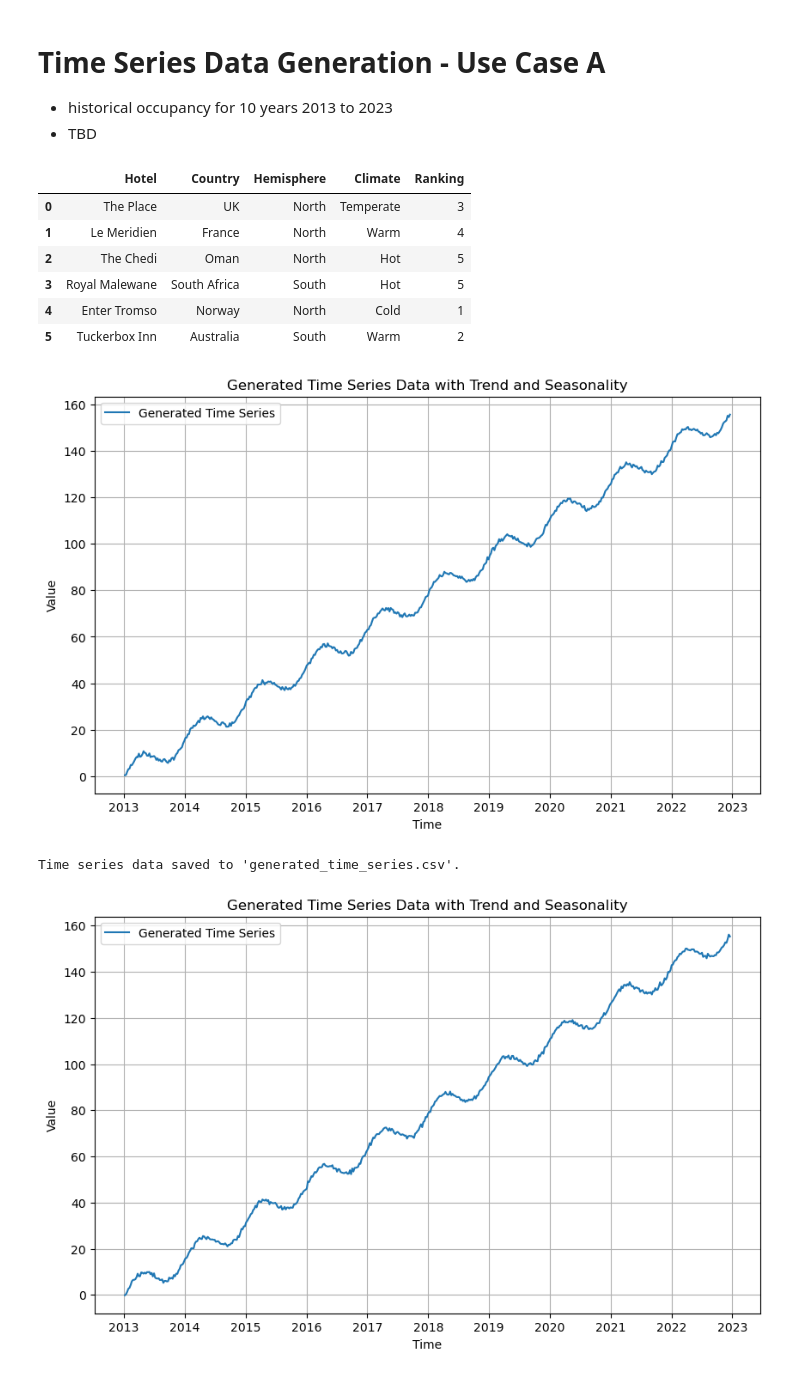
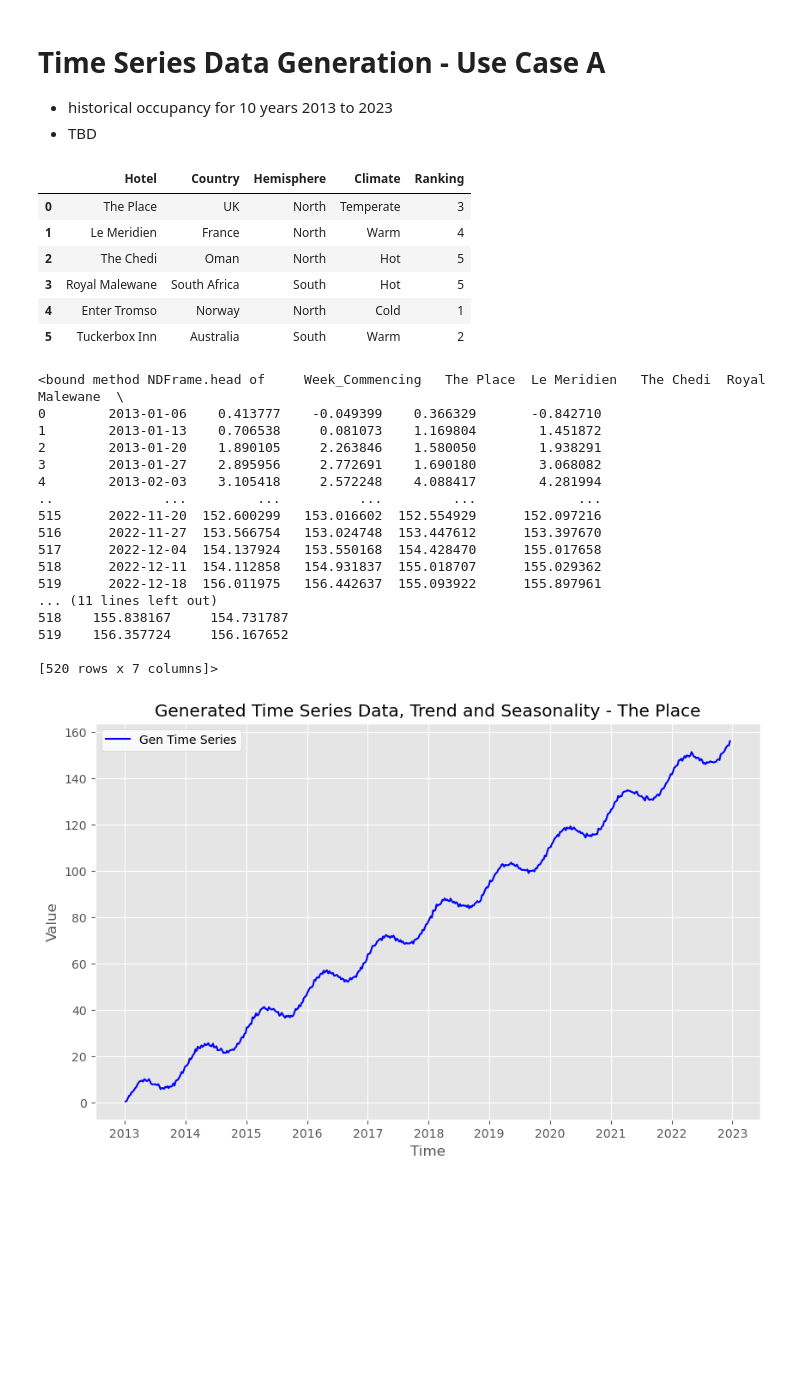
Before and after one commit to StuartG24/Travel_Co_Analysis, a Jupyter notebook: Notebooks_Data_Generation/usecase_A_TS.ipynb, the cells around one changed output. Saved outputs shown, nothing was run; the diff lists cells and outputs as text; code cells hidden in the pictures; blank space fills up the shorter version.

Commit message:
Refining generation and plots

```diff
--- a/Notebooks_Data_Generation/usecase_A_TS.ipynb
+++ b/Notebooks_Data_Generation/usecase_A_TS.ipynb
@@ -9,8 +9,12 @@
 
 import numpy as np
 import pandas as pd
+from statsmodels.tsa.seasonal import seasonal_decompose
+
 import matplotlib.pyplot as plt
-from statsmodels.tsa.seasonal import seasonal_decompose
+plt.style.use('ggplot')
+
+
 
 # Function to generate time series
 def generate_time_series(n_periods=100, frequency='days', trend_slope=0.3, seasonal_period='monthly', seasonal_amplitude=5, noise_level=0.5):
@@ -58,6 +62,7 @@ def generate_time_series(n_periods=100, frequency='days', trend_slope=0.3, seaso
     data = {'Time': time_index[:len(time_series)], 'Value': time_series}
     df = pd.DataFrame(data)
 
+    '''
     # Plot the time series
     plt.figure(figsize=(10, 6))
     plt.plot(df['Time'], df['Value'], label='Generated Time Series')
@@ -71,6 +76,7 @@ def generate_time_series(n_periods=100, frequency='days', trend_slope=0.3, seaso
     # Save to CSV
     #df.to_csv('generated_time_series.csv', index=False)
     #print("Time series data saved to 'generated_time_series.csv'.")
+    '''
 
     return df
 
@@ -133,41 +139,64 @@ hotel_occupancy_history_df = pd.DataFrame()
 for row in hotels_df.itertuples():
     # Generate a different time series for each hotel
 
-    time_series_df = generate_time_series(n_periods=gen_periods, frequency=gen_frequency, trend_slope=0.3, seasonal_period=gen_seasonal_period, seasonal_amplitude=5, noise_level=0.5)
+    time_series_df = generate_time_series(n_periods=gen_periods, frequency=gen_frequency,
+                                          trend_slope=0.3, seasonal_period=gen_seasonal_period,
+                                          seasonal_amplitude=5, noise_level=0.5)
 
     # Add a column of time series for each hotel
     time_series_df.rename(columns={'Time': 'Week_Commencing', 'Value': row.Hotel}, inplace=True)
     if hotel_occupancy_history_df.empty:
         hotel_occupancy_history_df = time_series_df
     else:
         hotel_occupancy_history_df[row.Hotel] = time_series_df[row.Hotel]
 
 
+hotel = 'The Place'
 display(hotel_occupancy_history_df.head)
-hotel_occupancy_history_df['The Place'].plot(title='Test')
-plt.tight_layout(); plt.show()
 
 
+# Plot the sample
+fig, ax = plt.subplots(figsize = (10,6))
+ax.set_title(f'Generated Time Series Data, Trend and Seasonality - {hotel}')
+ax.set_xlabel('Time')
+ax.set_ylabel('Value')
 
+ax.plot(hotel_occupancy_history_df['Week_Commencing'], hotel_occupancy_history_df[hotel],
+        color='blue', label='Gen Time Series')
+ax.legend(loc='upper left', facecolor='white')
 
-
-
+plt.show()
 
 
 
 
 # TO-DO: rescale occupancy to non-zero start and make assumptions on number of hotels/ resorts and their size
 # ?? Occupancy per resort?
 
 #decompose_time_series(df)
 # %% [output]
 |  | Hotel | Country | Hemisphere | Climate | Ranking |
 | 0 | The Place | UK | North | Temperate | 3 |
 | 1 | Le Meridien | France | North | Warm | 4 |
 | 2 | The Chedi | Oman | North | Hot | 5 |
 | 3 | Royal Malewane | South Africa | South | Hot | 5 |
 | 4 | Enter Tromso | Norway | North | Cold | 1 |
 | 5 | Tuckerbox Inn | Australia | South | Warm | 2 |
+<bound method NDFrame.head of     Week_Commencing   The Place  Le Meridien   The Chedi  Royal Malewane  \
+0        2013-01-06    0.413777    -0.049399    0.366329       -0.842710
+1        2013-01-13    0.706538     0.081073    1.169804        1.451872
+2        2013-01-20    1.890105     2.263846    1.580050        1.938291
+3        2013-01-27    2.895956     2.772691    1.690180        3.068082
+4        2013-02-03    3.105418     2.572248    4.088417        4.281994
+..              ...         ...          ...         ...             ...
+515      2022-11-20  152.600299   153.016602  152.554929      152.097216
+516      2022-11-27  153.566754   153.024748  153.447612      153.397670
+517      2022-12-04  154.137924   153.550168  154.428470      155.017658
+518      2022-12-11  154.112858   154.931837  155.018707      155.029362
+519      2022-12-18  156.011975   156.442637  155.093922      155.897961
+... (11 lines left out)
+518    155.838167     154.731787
+519    156.357724     156.167652
+
+[520 rows x 7 columns]>
-[figure, old version]
+[figure, new version]
-Time series data saved to 'generated_time_series.csv'.
-[figure, removed]
```
Also changed, not shown: parts of 1 cell of this notebook, 1 other file.
